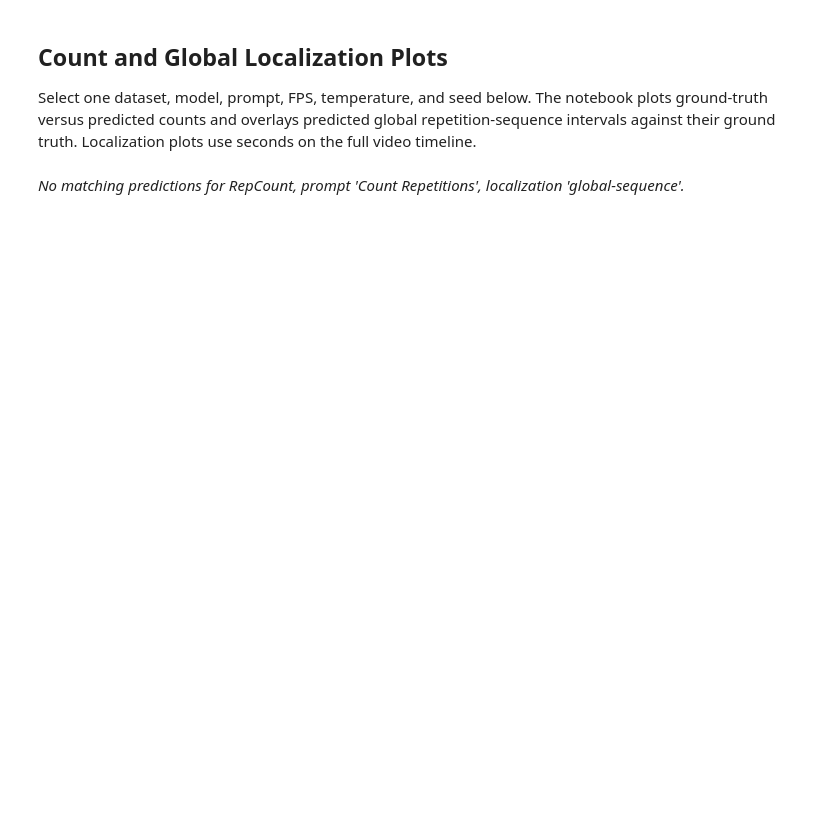
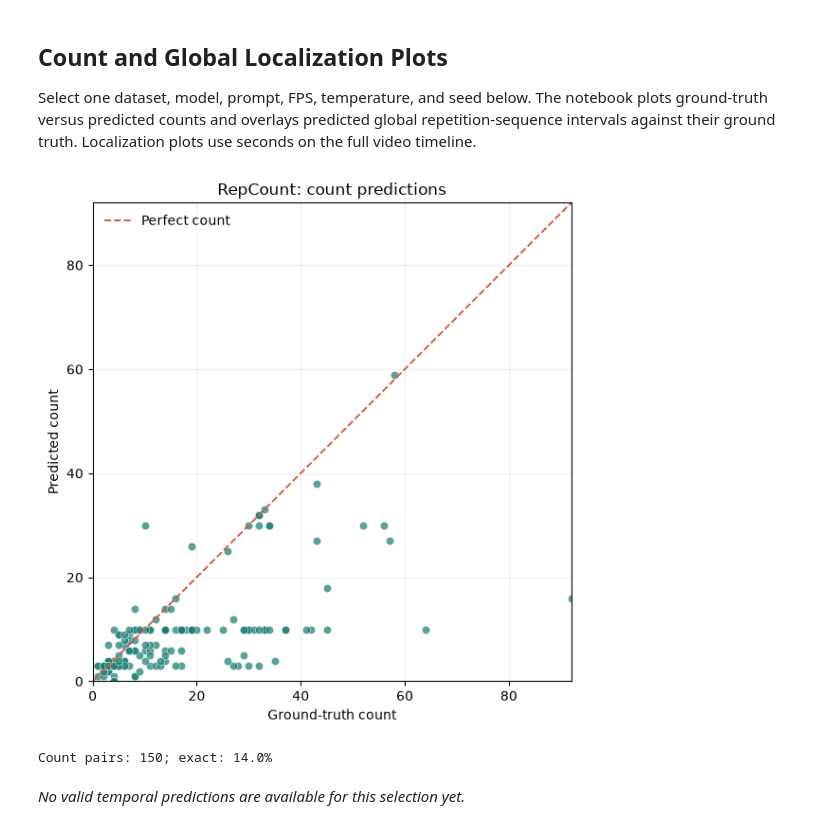
Before and after one commit to ciampluca/audiovisual-video-repetition-counting, a Jupyter notebook: benchmark_results.ipynb, the cells around one changed output. Cells and saved outputs as stored; diff of their text form; code cells hidden in the pictures; blank space fills up the shorter version.

Commit message:
Added temporal window reasoning; added CoT

```diff
--- a/benchmark_results.ipynb
+++ b/benchmark_results.ipynb
@@ -422,36 +480,38 @@ def plot_count_and_localization(
         ax.set_xlim(0, x_limit if x_limit > 0 else 1)
         ax.set_yticks([1, 0], labels=["GT", "Pred"])
         ax.set_xlabel("Time (seconds)")
         ax.set_title(f"{row.get('video_name', row.get('annotation_id', 'video'))} · count {row['gt_count']:g} → {row['pred_count']:g} · tIoU {row['temporal_iou']:.2f}", loc="left", fontsize=10)
         ax.grid(axis="x", alpha=0.2)
         ax.spines[["top", "right", "left"]].set_visible(False)
         ax.tick_params(axis="y", length=0)
     axes[0, 0].legend(handles=[Patch(color=color, label=label) for label, color in colors.items()], loc="lower right", frameon=False, ncol=2)
     fig.suptitle(f"{dataset_name}: global repetition-sequence intervals", y=1.01)
     fig.tight_layout()
     plt.show()
     print(f"Intervals plotted: {len(examples):,} of {len(intervals):,} valid predictions; mean tIoU: {intervals['temporal_iou'].mean():.3f}")
 
 
 PLOT_DATASET = "RepCount"
 PLOT_MODEL = None
 PLOT_PROMPT = "Count Repetitions"
-PLOT_LOCALIZATION = "global-sequence"
-PLOT_FPS = 1.0
+PLOT_LOCALIZATION = None
+PLOT_FPS = 15.0
 PLOT_TEMPERATURE = 0.2
 PLOT_SEED = 13
 
 plot_count_and_localization(
     dataset_name=PLOT_DATASET,
     model_name=PLOT_MODEL,
     prompt_name=PLOT_PROMPT,
     fps=PLOT_FPS,
     temperature=PLOT_TEMPERATURE,
     seed=PLOT_SEED,
     localization_id=PLOT_LOCALIZATION,
 )
 # %% [output]
+[figure, added]
+Count pairs: 150; exact: 14.0%
-*No matching predictions for RepCount, prompt 'Count Repetitions', localization 'global-sequence'.*
+*No valid temporal predictions are available for this selection yet.*
 # %%
 from html import escape
 from pathlib import Path
```
Also changed, not shown: parts of 5 cells of this notebook, 21 other files.
